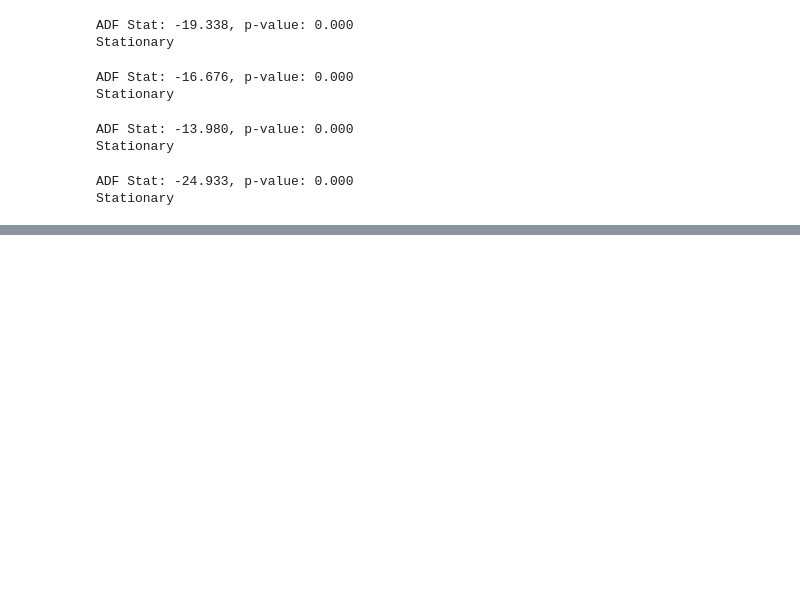
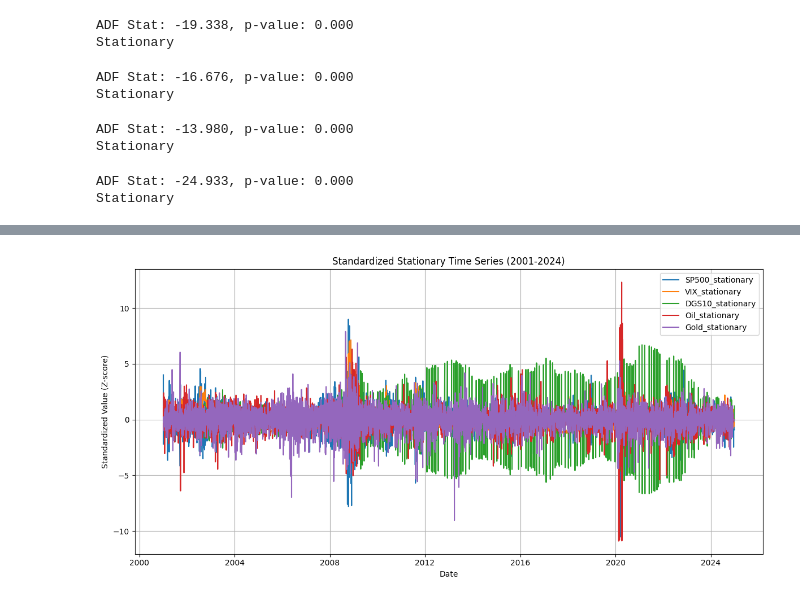
Before and after one commit to shahzeb147/VoltTFormer, a Jupyter notebook: testing.ipynb, the cells around one changed output, grey strips where cells are left out. Drawn from its saved outputs; the diff is of its cells as text; code cells hidden in the pictures; blank space fills up the shorter version.

Commit message:
stationary check

```diff
--- a/testing.ipynb
+++ b/testing.ipynb
@@ -132,3 +133,5 @@ check_stationarity(df['Gold_Returns'].dropna())
 # %% [output]
 ADF Stat: -24.933, p-value: 0.000
 Stationary
+# %%
+VIX_stationary = df['VIX']
@@ -134,0 +150,9 @@ Stationary
+# %%
+df_stationary = pd.DataFrame({
+    'SP500_stationary': SP500_stationary,
+    'VIX_stationary': VIX_stationary,
+    'DGS10_stationary': DGS10_stationary,
+    'Oil_stationary': Oil_stationary,
+    'Gold_stationary': Gold_stationary
+})
+df_stationary = df_stationary.dropna()
@@ -134,0 +161,5 @@ Stationary
+# %%
+scaler = StandardScaler()
+df_scaled = scaler.fit_transform(df_stationary)
+# %%
+df_scaled = pd.DataFrame(df_scaled, index=df_stationary.index, columns=df_stationary.columns)
@@ -134,0 +186,17 @@ Stationary
+# %%
+plt.figure(figsize=(12, 6))
+for column in df_scaled.columns:
+    plt.plot(df_scaled.index, df_scaled[column], label=column)
+
+# Customize the plot
+plt.title('Standardized Stationary Time Series (2001-2024)')
+plt.xlabel('Date')
+plt.ylabel('Standardized Value (Z-score)')
+plt.legend()
+plt.grid(True)
+plt.tight_layout()
+
+# Show the plot
+plt.show()
+# %% [output]
+[figure, added]
```
Also changed, not shown: parts of 8 cells of this notebook.
